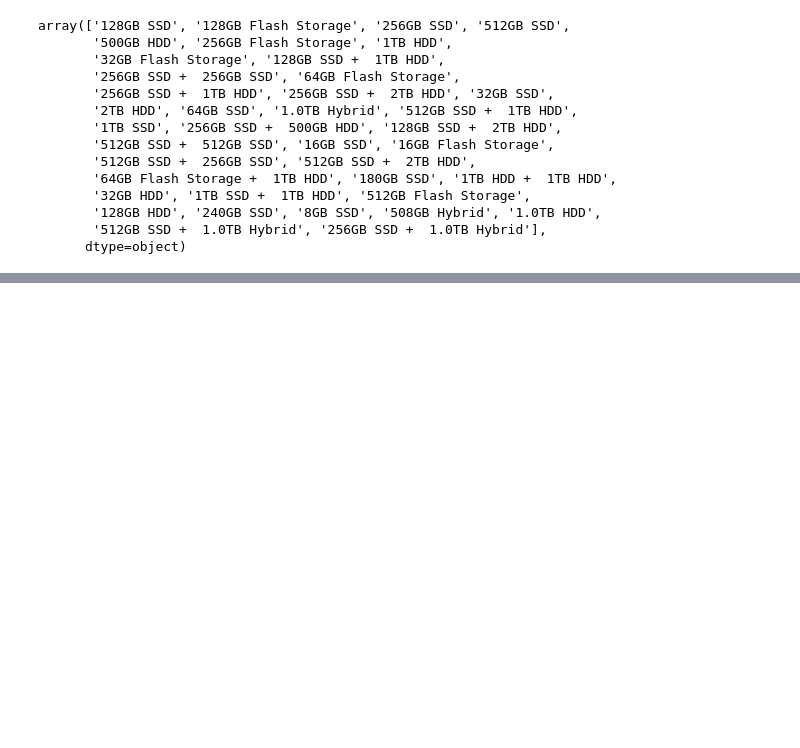
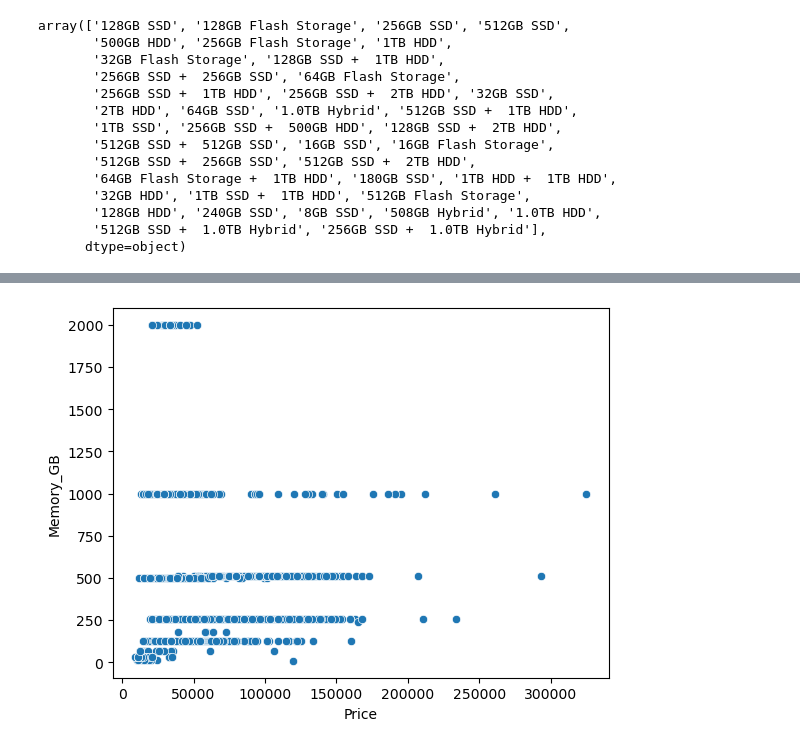
Before and after one commit to uservipin/laptop-price-prediction, a Jupyter notebook: laptop price prediction.ipynb, the cells around one changed output, grey strips where cells are left out. Saved outputs shown, nothing was run; the diff lists cells and outputs as text; code cells hidden in the pictures; blank space fills up the shorter version.

```diff
--- a/laptop price prediction.ipynb
+++ b/laptop price prediction.ipynb
@@ -256,4 +289,2 @@ laptopData['Gpu'].unique()
-# %%
-laptopData['Gpu_Brand']  = laptopData['Gpu'].str.split(" ").str[0]
 # %%
 laptopData['OpSys'].unique()
@@ -260,3 +294,4 @@ laptopData['OpSys'].unique()
 # %%
 laptopData['Weight(Kg)'] = laptopData['Weight'].str.replace("kg", " ")
+laptopData['Weight(Kg)'] = laptopData['Weight(Kg)'].astype(float)
 laptopData['Weight(Kg)']
@@ -263,4 +312,4 @@ laptopData['Weight(Kg)']
 # %%
-laptopData['Price']
+laptopData['Price'] = laptopData['Price'].astype(int)
 # %%
 laptopData
@@ -272,11 +352,10 @@ header_for_ml_model = [
 "Company",
 "TypeName",
 "Cpu",
-"Gpu_Brand",
-"Ram",
-"Memory_clean",
+"Ram_GB",
+"Memory_GB",
 "OpSys",
-"Weight",
+"Weight(Kg)",
 "Price"
 ]
 # %%
@@ -303,0 +424,9 @@ laptopData.corr()
+# %%
+# Bivarient analysis
+
+fig_size1 = (15,6)
+# fig2, ax1 = plt.subplot(figure=plt.figure())
+sns.scatterplot(data= laptopData,x = 'Price',y="Memory_GB")
+plt.show()
+# %% [output]
+[figure, added]
```
Also changed, not shown: parts of 32 cells of this notebook.
